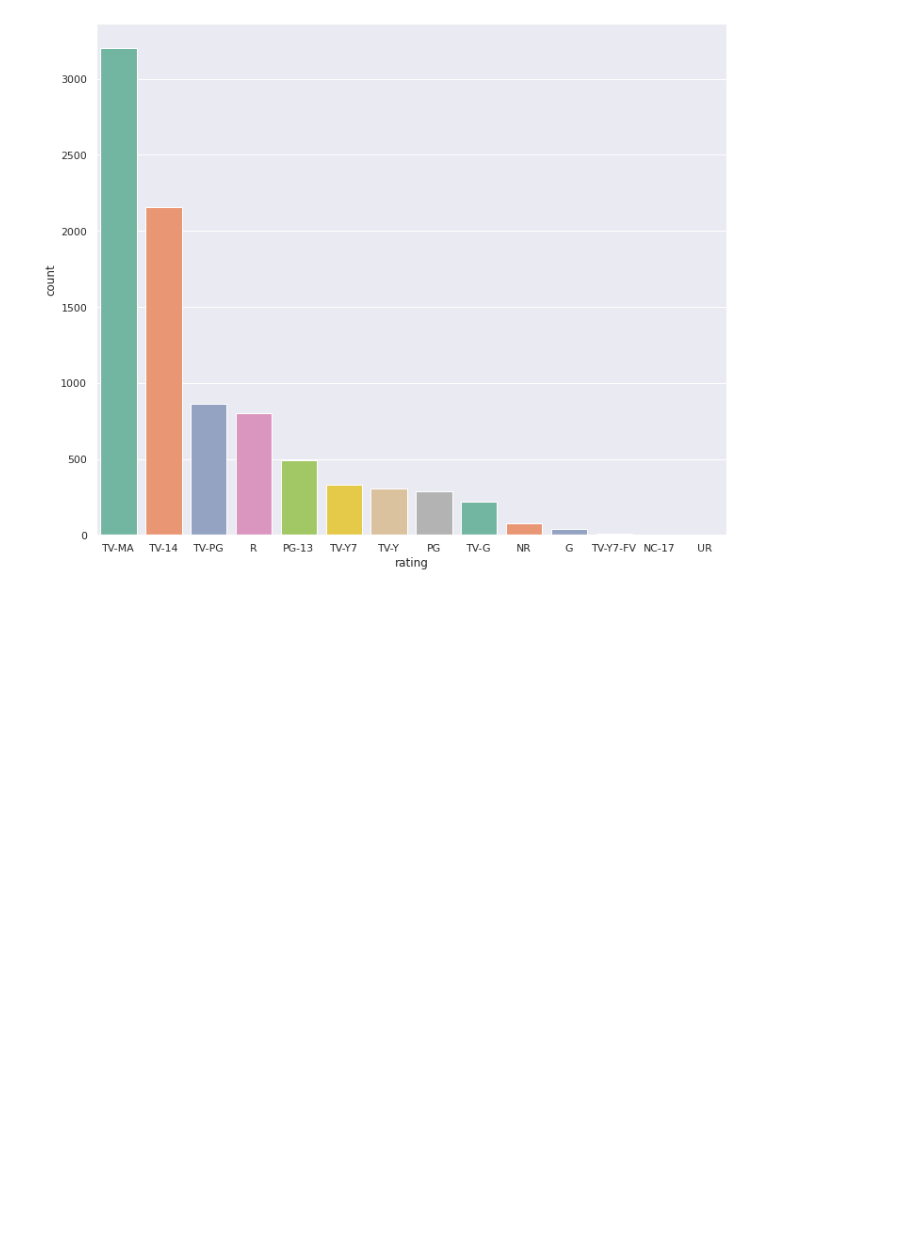
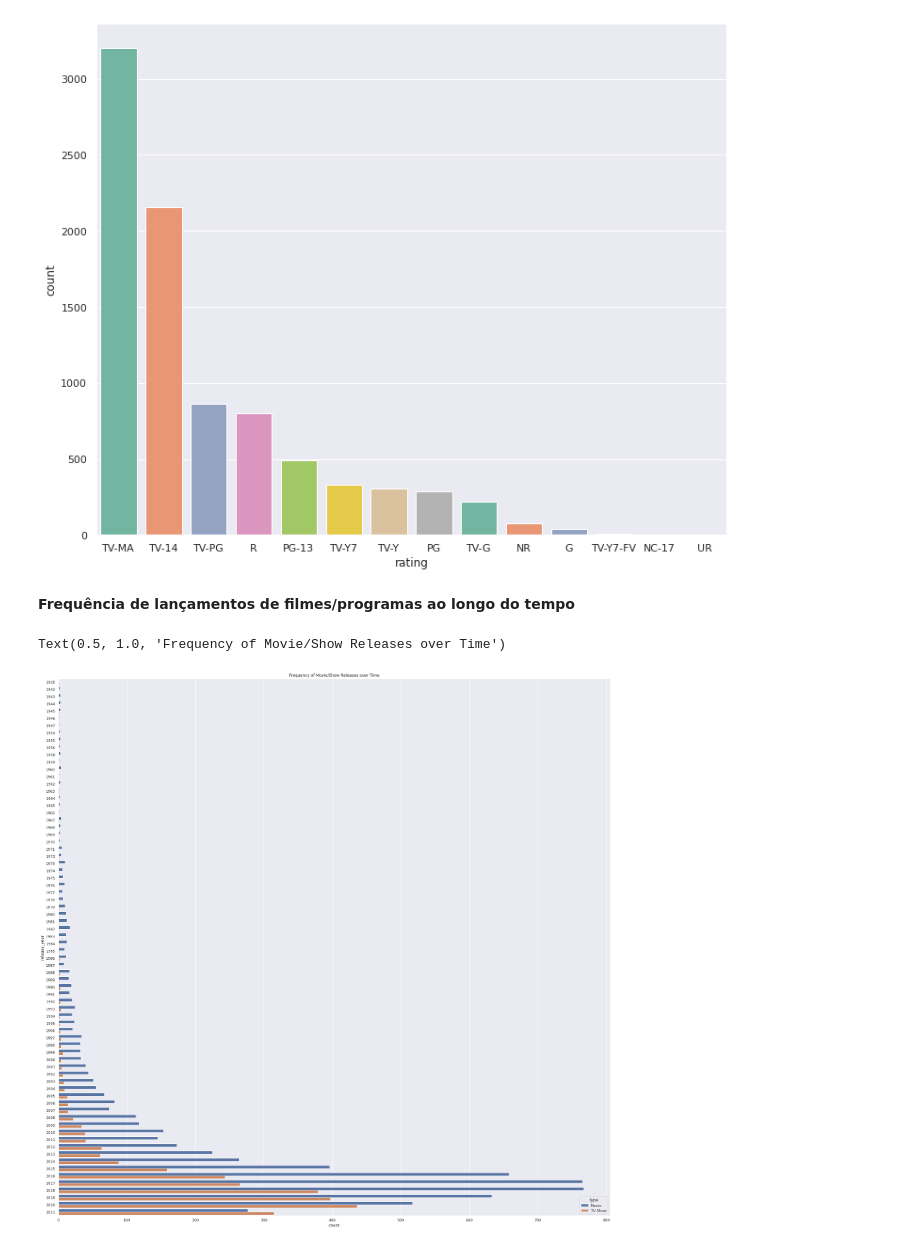
Before and after one commit to augustoberwaldt/mackenzie, a Jupyter notebook: visualizacao_de_dados_para_tomada_de_decisao_tarefa2.ipynb, the cells around one changed output. Drawn from its saved outputs; the diff is of its cells as text; code cells hidden in the pictures; blank space fills up the shorter version.

```diff
--- a/visualizacao_de_dados_para_tomada_de_decisao_tarefa2.ipynb
+++ b/visualizacao_de_dados_para_tomada_de_decisao_tarefa2.ipynb
@@ -127,3 +127,12 @@ sns.set(style="darkgrid")
 ax = sns.countplot(x="rating", data=df, palette="Set2", order=df['rating'].value_counts().index[0:15])
 # %% [output]
 [figure]
+# %% [markdown]
+**Frequência de lançamentos de filmes/programas ao longo do tempo**
+# %%
+plt.figure(figsize = (30,30))
+sns.countplot(y = "release_year", data = df, hue = "type")
+plt.title("Frequência de lançamentos de filmes/programas ao longo do tempo")
+# %% [output]
+Text(0.5, 1.0, 'Frequency of Movie/Show Releases over Time')
+[figure, added]
```
